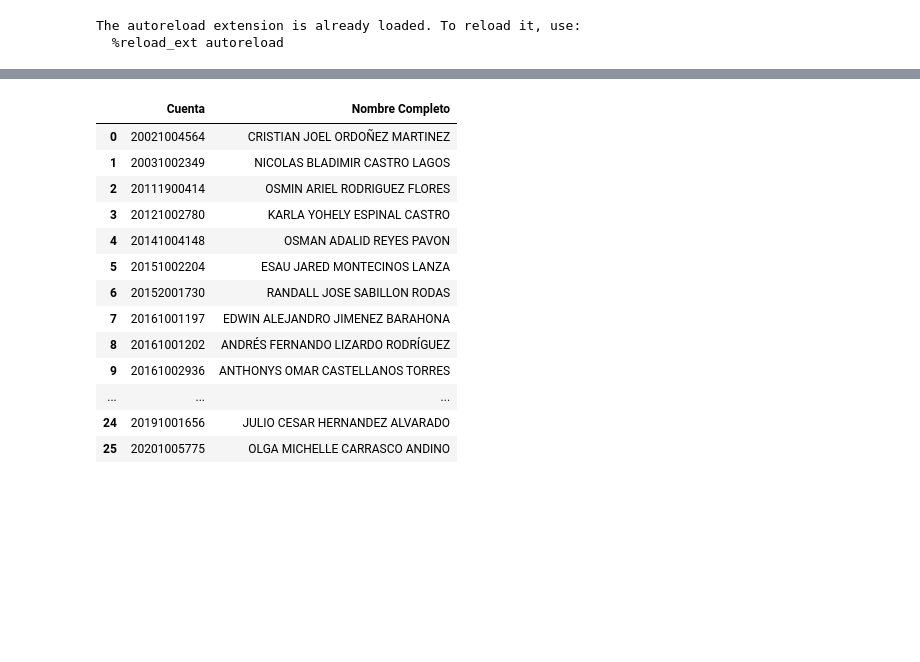
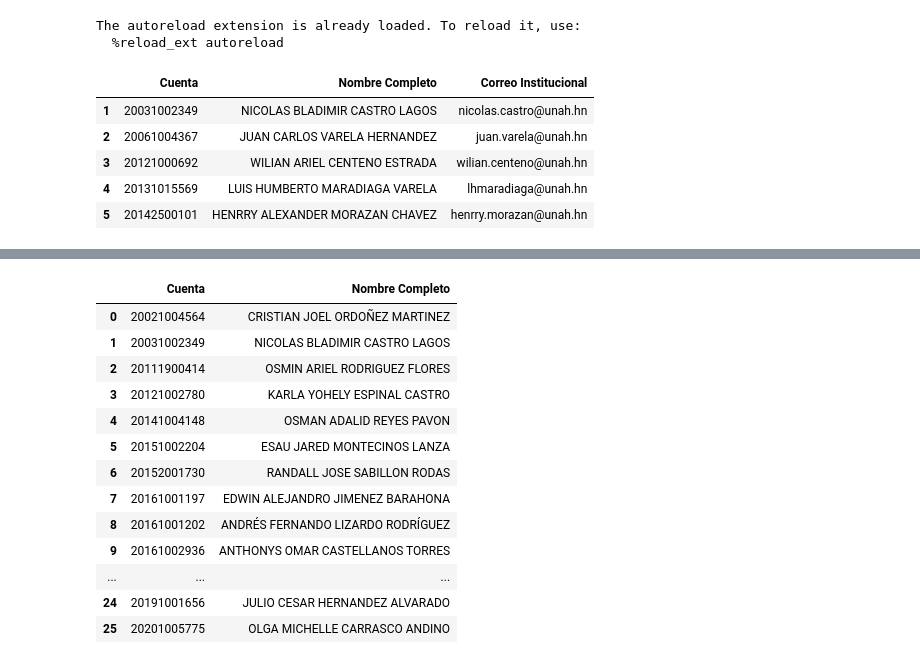
Before and after one commit to lab156/AdmonClases, a Jupyter notebook: scripts/listado_utils.ipynb, the cells around one changed output, grey strips where cells are left out. Saved outputs shown, nothing was run; the diff lists cells and outputs as text; code cells hidden in the pictures; blank space fills up the shorter version.

```diff
--- a/scripts/listado_utils.ipynb
+++ b/scripts/listado_utils.ipynb
@@ -28,3 +29,13 @@ import lector_notas as ln
 # %% [output]
 The autoreload extension is already loaded. To reload it, use:
   %reload_ext autoreload
+# %%
+Df = ln.LectorNotasCSV("../../Listado de estudiantes asignatura SISTEMAS DINAMICOS II_ sección_ 1700.xls")
+Df.df.head()
+# %% [output]
+|  | Cuenta | Nombre Completo | Correo Institucional |
+| 1 | 20031002349 | NICOLAS BLADIMIR CASTRO LAGOS | nicolas.castro@unah.hn |
+| 2 | 20061004367 | JUAN CARLOS VARELA HERNANDEZ | juan.varela@unah.hn |
+| 3 | 20121000692 | WILIAN ARIEL CENTENO ESTRADA | wilian.centeno@unah.hn |
+| 4 | 20131015569 | LUIS HUMBERTO MARADIAGA VARELA | lhmaradiaga@unah.hn |
+| 5 | 20142500101 | HENRRY ALEXANDER MORAZAN CHAVEZ | henrry.morazan@unah.hn |
```
Also changed, not shown: parts of 4 cells of this notebook, 2 other files.
